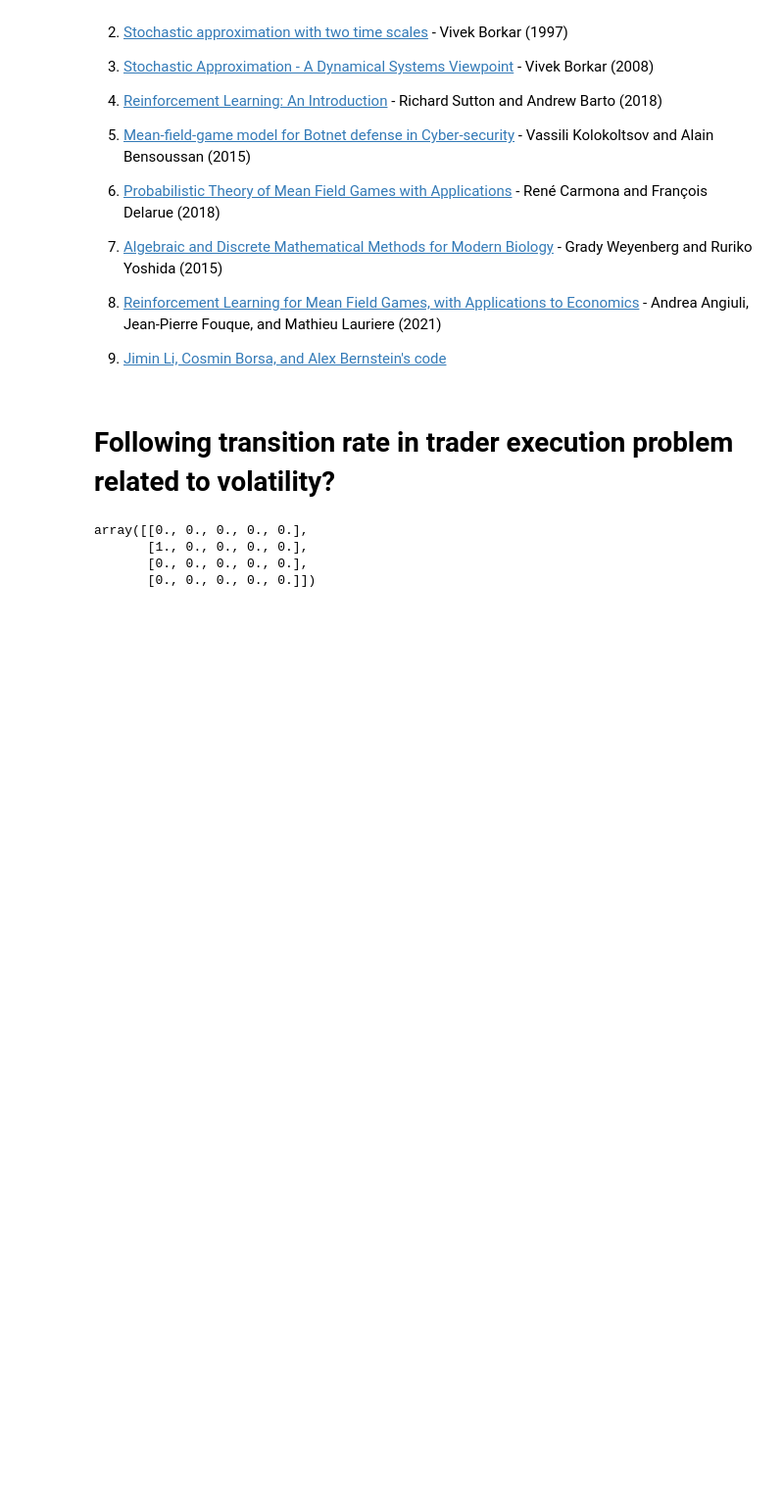
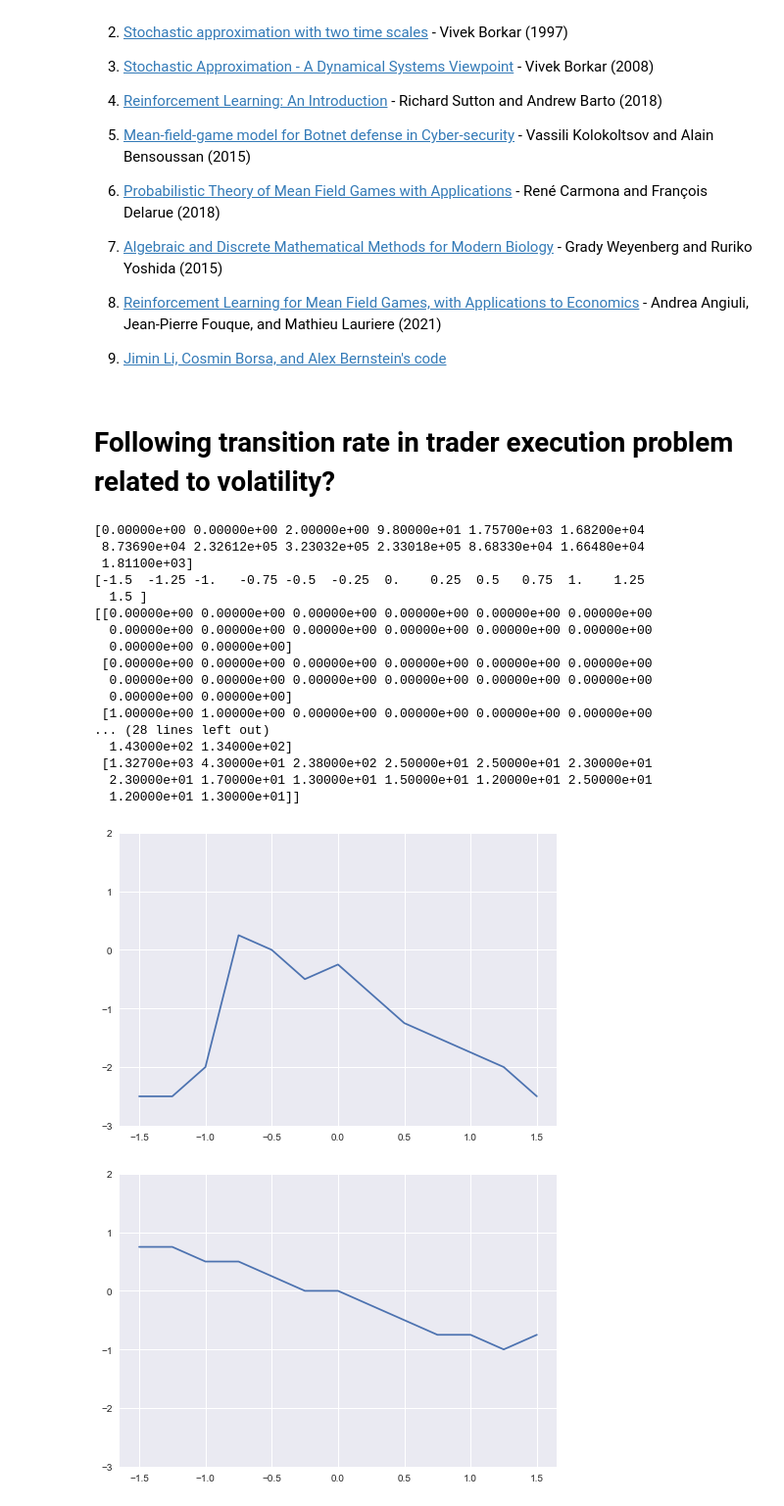
Before and after one commit to jamesdchen/public_html, a Jupyter notebook: meep.ipynb, the cells around one changed output. Shown at 98% size. Drawn from its saved outputs; the diff is of its cells as text; code cells hidden in the pictures; blank space fills up the shorter version.

```diff
--- a/meep.ipynb
+++ b/meep.ipynb
@@ -790,16 +233,6 @@ def update_X_prime(x, alpha):
     proposed = state_space[x] + action_space[alpha]*dt + sigma*rnd.randn()*np.sqrt(dt)
     X_prime = find_nearest(state_space, proposed)
     return X_prime
+
+def initialize_X():
+    return find_nearest(state_space, rnd.randn()*.3 + .5)
-# %%
-d = 4
-m = 5
-X = 1
-A = 0
-
-dirac = np.diag(np.ones((d*m)))
-dirac[X*m+A].reshape(d,m)
-# %% [output]
-array([[0., 0., 0., 0., 0.],
-       [1., 0., 0., 0., 0.],
-       [0., 0., 0., 0., 0.],
-       [0., 0., 0., 0., 0.]])
@@ -806,19 +282,19 @@ array([[0., 0., 0., 0., 0.],
 # %%
 #utilize previous Q table for efficiency
-def RL(episodes, prev_nu = (1/(d*m))*np.ones((N_s+1, d, m)), prev_Q = np.zeros((N_s+1, d, m))):
+def RL(episodes):
     '''
-    Angiuli-Fouque-Lauriere Unified Two Timescale Mean Field Q-Learning algorithm for asymptotic regimes
+    Angiuli-Fouque-Lauriere Unified Two Timescale Mean Field Q-Learning algorithm for finite horizon
     Specifically written for the Botnet defense problem by Kolokoltsov & Bensoussan
     '''
 
     # store action arrays
-    actions = np.zeros(episodes)
+    actions = np.zeros((episodes, N_s+1))
 
     # initialize state distribution flow
-    nu      = prev_nu                   # uniform dist for all state-action pairs
+    nu      = (1/(d*m))*np.ones((N_s+1, d, m)) # uniform dist for all state-action pairs
 
     # initialize Q table
-    Q       = prev_Q                    # will be updated but not stored
+    Q       = np.zeros((N_s+1, d, m))          # will be updated but not stored
 
     # counter for each time state-action pair is visited for use in calculating learning rate for Q
     sa_counter = np.zeros((N_s+1, d, m))
@@ -833,7 +309,7 @@ def RL(episodes, prev_nu = (1/(d*m))*np.ones((N_s+1, d, m)), prev_Q = np.zeros((
         rho_nu = 1/(1 + (k+1))**omega_nu
 
         # randomly select starting state based on initial distribution
-        X = rnd.choice(range(d), p = mu_0)
+        X = initialize_X()
 
         # simulate episode
         for tau in range(N_s+1):
@@ -870,10 +346,14 @@ def RL(episodes, prev_nu = (1/(d*m))*np.ones((N_s+1, d, m)), prev_Q = np.zeros((
             X = X_prime
 
             if tau == 0:
-                actions.append(action_space[A])
+                actions[k, tau] = np.mean([action_space[np.argmin(Q[tau,n])] for n in range(d)])
+            if tau == 1:
+                actions[k, tau] = np.mean([action_space[np.argmin(Q[tau,n])] for n in range(d)])
+            if tau == 2:
+                actions[k, tau] = np.mean([action_space[np.argmin(Q[tau,n])] for n in range(d)])
 
     # closes tqdm instances so progress bar does not print to a new line with each iteration upon running again
     while len(tqdm._instances) > 0:
         tqdm._instances.pop().close()
 
-    return nu, Q, actions #, rho_nu_plot, rho_Q_plot
+    return nu, Q, actions, sa_counter #, rho_nu_plot, rho_Q_plot
@@ -936,10 +360,35 @@ nu, Q, temp = RL(episodes) #indent for average actions
+# %%
+# here goes nothing...
+
+# number of episodes
+episodes = 1000000
+
+nu, Q, actions, counter = RL(episodes) #indent for average actions
 # %%
 # plot the state distribution evolution for final episode
 
-#nu, Q = RL(10, nu, Q)
-
 # plot average learning rate for each episode
-for i in range(16):
+for i in range(N_s+1):
     plt.figure(i)
     plt.plot(state_space, action_space[np.argmin(Q[i, :], axis = 1)])
-plt.show()
+    plt.ylim([-3,2])
+# %% [output]
+[0.00000e+00 0.00000e+00 2.00000e+00 9.80000e+01 1.75700e+03 1.68200e+04
+ 8.73690e+04 2.32612e+05 3.23032e+05 2.33018e+05 8.68330e+04 1.66480e+04
+ 1.81100e+03]
+[-1.5  -1.25 -1.   -0.75 -0.5  -0.25  0.    0.25  0.5   0.75  1.    1.25
+  1.5 ]
+[[0.00000e+00 0.00000e+00 0.00000e+00 0.00000e+00 0.00000e+00 0.00000e+00
+  0.00000e+00 0.00000e+00 0.00000e+00 0.00000e+00 0.00000e+00 0.00000e+00
+  0.00000e+00 0.00000e+00]
+ [0.00000e+00 0.00000e+00 0.00000e+00 0.00000e+00 0.00000e+00 0.00000e+00
+  0.00000e+00 0.00000e+00 0.00000e+00 0.00000e+00 0.00000e+00 0.00000e+00
+  0.00000e+00 0.00000e+00]
+ [1.00000e+00 1.00000e+00 0.00000e+00 0.00000e+00 0.00000e+00 0.00000e+00
+... (28 lines left out)
+  1.43000e+02 1.34000e+02]
+ [1.32700e+03 4.30000e+01 2.38000e+02 2.50000e+01 2.50000e+01 2.30000e+01
+  2.30000e+01 1.70000e+01 1.30000e+01 1.50000e+01 1.20000e+01 2.50000e+01
+  1.20000e+01 1.30000e+01]]
+[figure, added]
+[figure, added]
```
Also changed, not shown: parts of 26 cells of this notebook.
